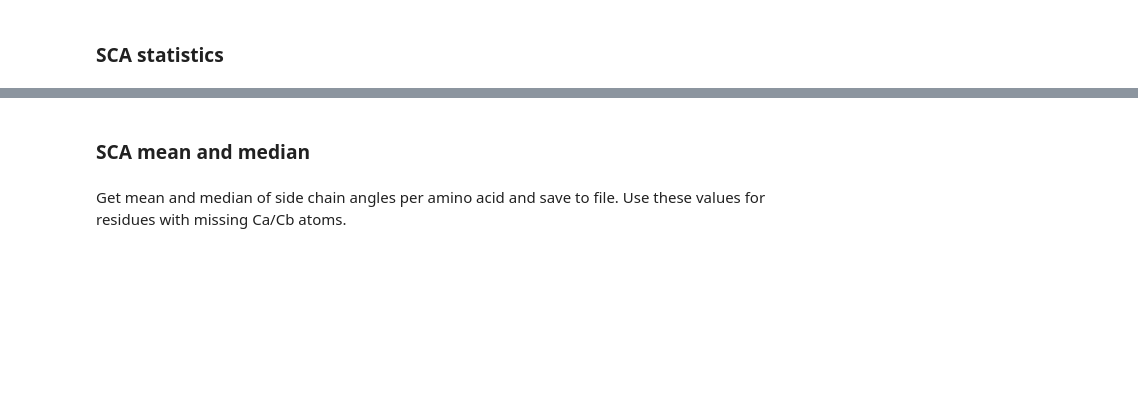
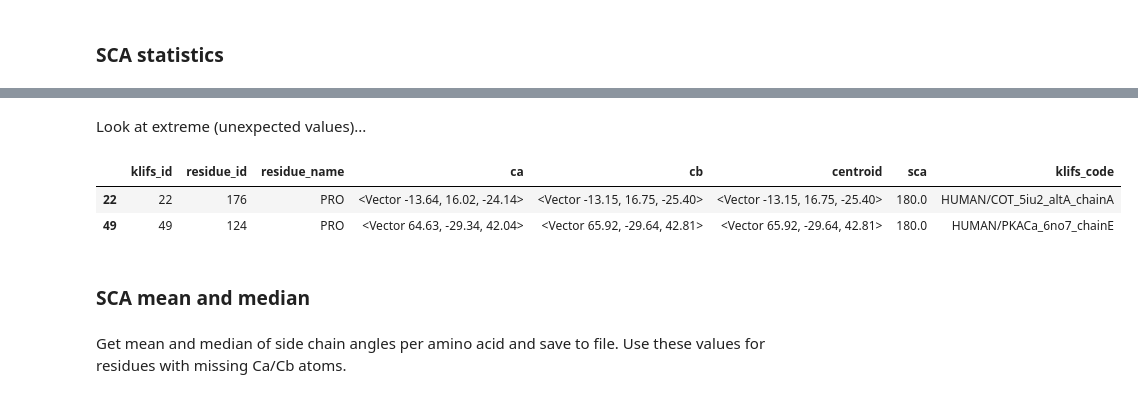
Before and after one commit to volkamerlab/kissim, a Jupyter notebook: examples/notebooks/gaps_ca_cb_sca_stats.ipynb, the cells around one changed output, grey strips where cells are left out. Cells and saved outputs as stored; diff of their text form; code cells hidden in the pictures; blank space fills up the shorter version.

```diff
--- a/examples/notebooks/gaps_ca_cb_sca_stats.ipynb
+++ b/examples/notebooks/gaps_ca_cb_sca_stats.ipynb
@@ -119,5 +164,13 @@ side_chain_angle_analyser.data[['residue_name', 'sca']].groupby('residue_name').
+# %% [markdown]
+Look at extreme (unexpected values)...
 # %%
-side_chain_angle_analyser.data[side_chain_angle_analyser.data.residue_name == 'ALA' & side_chain_angle_analyser.data.sca != 180.0]
+side_chain_angle_analyser.data[
+    (side_chain_angle_analyser.data.residue_name == 'PRO') & (side_chain_angle_analyser.data.sca > 100)
+]
+# %% [output]
+|  | klifs_id | residue_id | residue_name | ca | cb | centroid | sca | klifs_code |
+| 22 | 22 | 176 | PRO | <Vector -13.64, 16.02, -24.14> | <Vector -13.15, 16.75, -25.40> | <Vector -13.15, 16.75, -25.40> | 180.0 | HUMAN/COT_5iu2_altA_chainA |
+| 49 | 49 | 124 | PRO | <Vector 64.63, -29.34, 42.04> | <Vector 65.92, -29.64, 42.81> | <Vector 65.92, -29.64, 42.81> | 180.0 | HUMAN/PKACa_6no7_chainE |
 # %% [markdown]
 ### SCA mean and median
 # %% [markdown]
```
Also changed, not shown: parts of 15 cells of this notebook, 6 other files.
